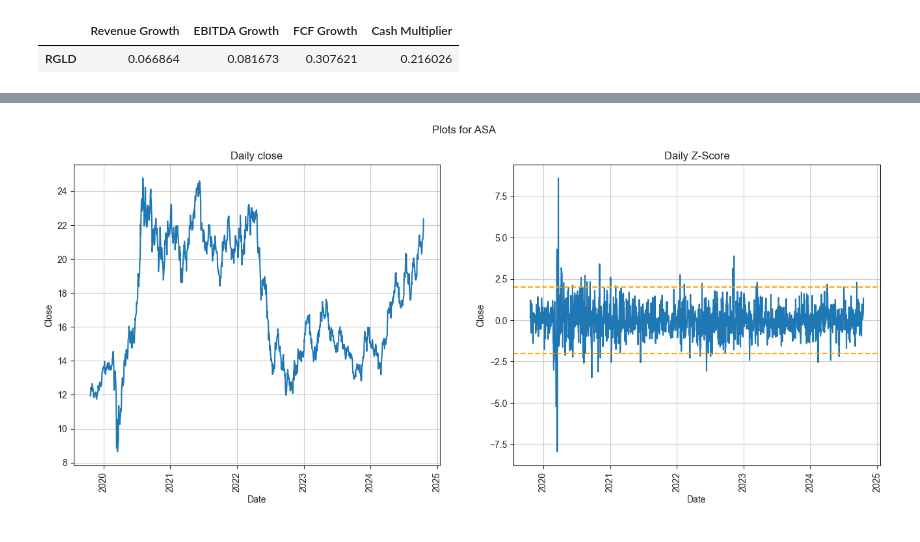
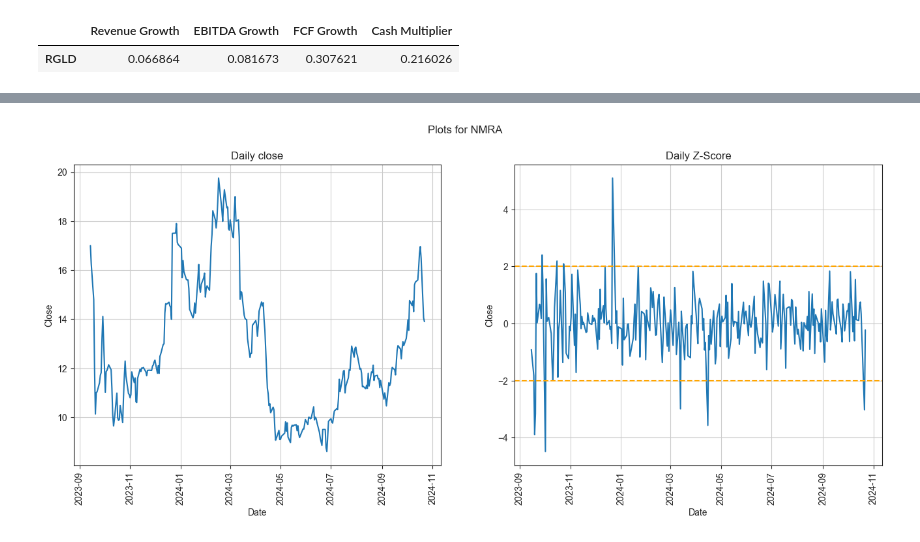
Before and after one commit to ggoni/dividend-stock-picker, a Jupyter notebook: explore-stocks.ipynb, the cells around one changed output, grey strips where cells are left out. Saved outputs shown, nothing was run; the diff lists cells and outputs as text; code cells hidden in the pictures.

```diff
--- a/explore-stocks.ipynb
+++ b/explore-stocks.ipynb
@@ -206,6 +206,6 @@ def cash_multiplier_hist(ticker):
     indicator_values['cash_multiplier']= indicator_values['Cash And Cash Equivalents']/indicator_values['Total Debt']
     return indicator_values['cash_multiplier']
 # %%
-mono('ASA')
+mono('NMRA')
 # %% [output]
-[figure, old version]
+[figure, new version]
```
Also changed, not shown: parts of 2 cells of this notebook.
